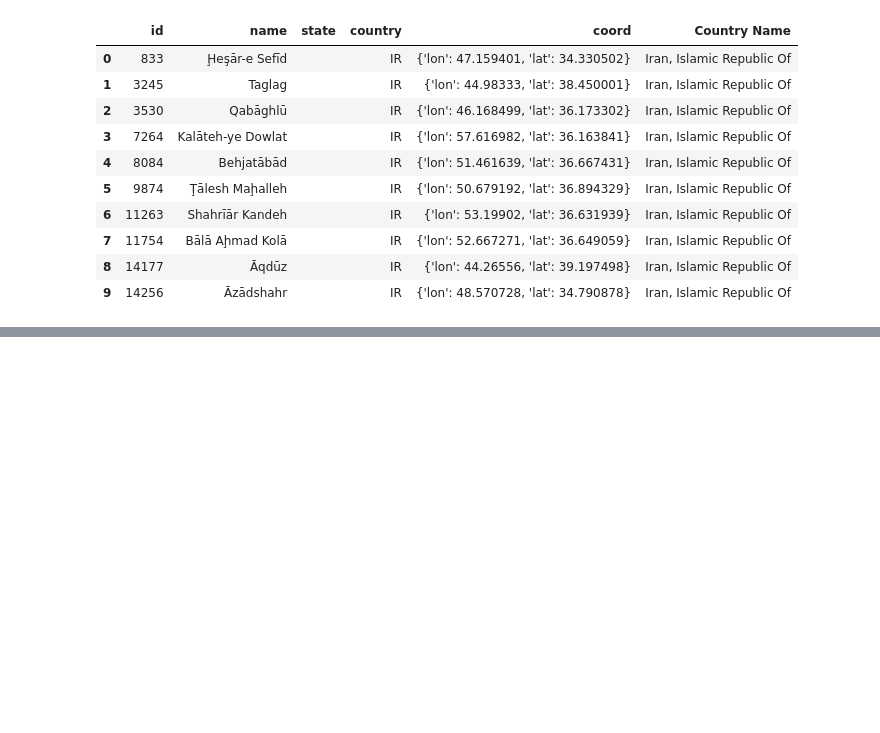
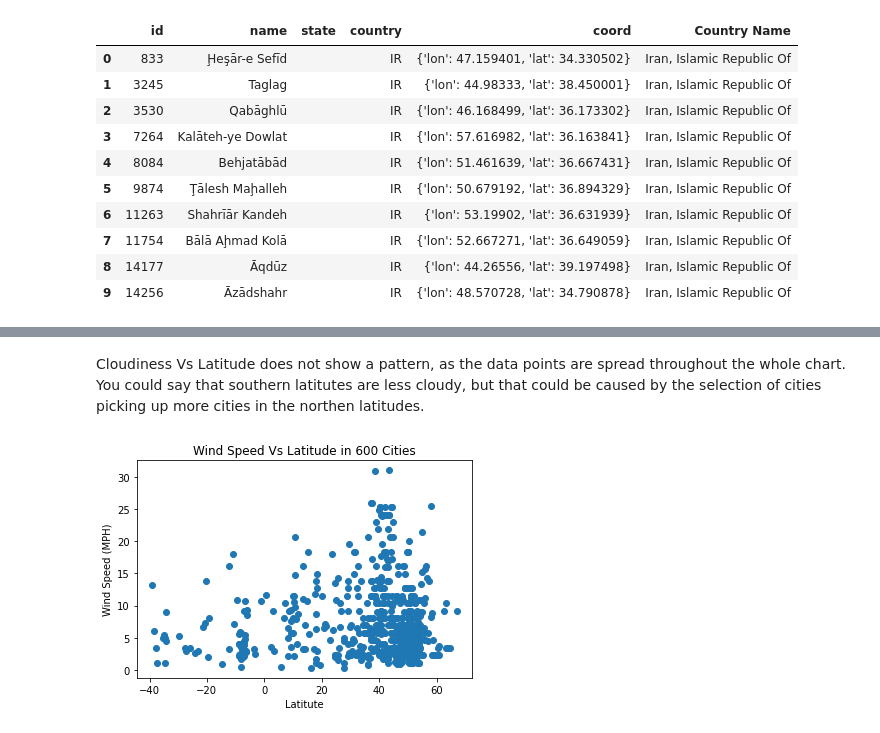
Before and after one commit to j0serobles/UCF_Data_Bootcamp_Homework_6, a Jupyter notebook: WeatherPy/WeatherPy.ipynb, the cells around one changed output, grey strips where cells are left out. Cells and saved outputs as stored; diff of their text form; code cells hidden in the pictures; blank space fills up the shorter version.

```diff
--- a/WeatherPy/WeatherPy.ipynb
+++ b/WeatherPy/WeatherPy.ipynb
@@ -86,0 +163,14 @@ weather_df.to_csv("weather_data.csv")
+# %% [markdown]
+Cloudiness Vs Latitude does not show a pattern, as the data points are spread throughout the whole chart.  You could say that southern latitutes are less cloudy, but that could be caused by the selection of cities picking up more cities in the northen latitudes.
+# %%
+# Plot out Wind Speed versus latitute
+x_values = weather_df['Lat']
+y_values = weather_df['Wind Speed']
+plt.scatter(x_values,y_values)
+plt.xlabel('Latitute')
+plt.ylabel('Wind Speed (MPH)')
+plt.title("Wind Speed Vs Latitude in " + str(len(x_values)) + " Cities")
+plt.savefig("04_Wind_Speed_Vs_Latitudes.png")
+plt.show()
+# %% [output]
+[figure, added]
```
Also changed, not shown: parts of 24 cells of this notebook, 11 other files.
